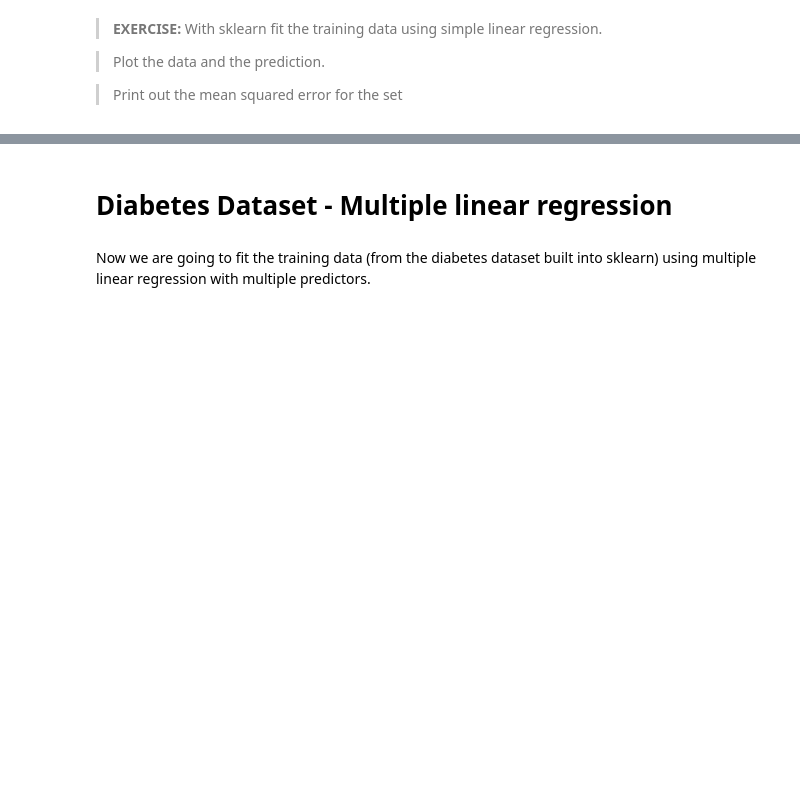
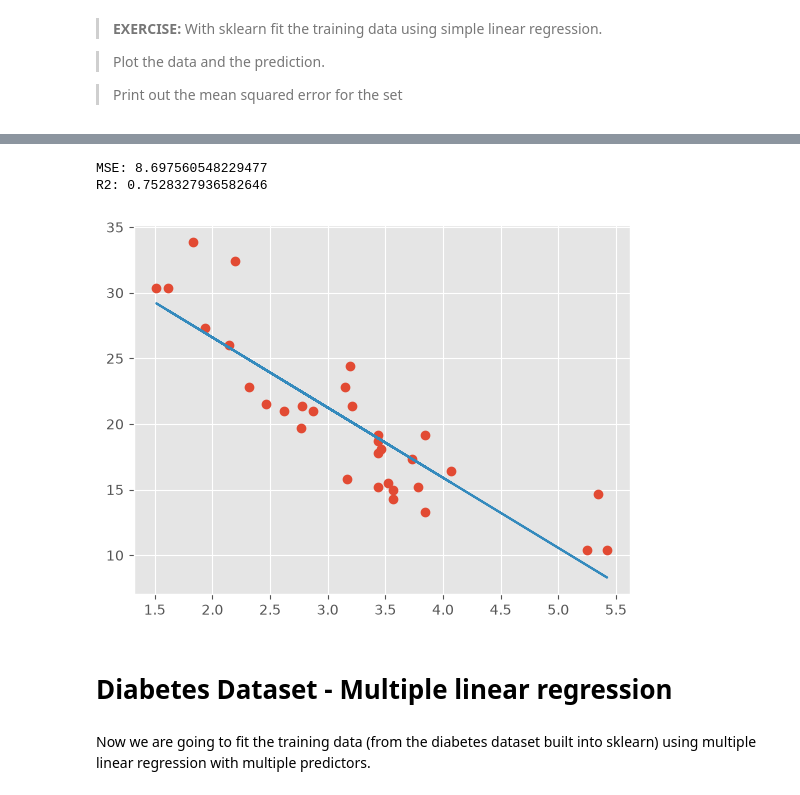
Before and after one commit to irenecelebrin/machine-learning, a Jupyter notebook: course material /class_1/LinearRegression.ipynb, the cells around one changed output, grey strips where cells are left out. Saved outputs shown, nothing was run; the diff lists cells and outputs as text; code cells hidden in the pictures; blank space fills up the shorter version.

```diff
--- a/course material /class_1/LinearRegression.ipynb
+++ b/course material /class_1/LinearRegression.ipynb
@@ -238,0 +291,5 @@ We need to choose the variables that we think will be good predictors for the de
+# %%
+A = a.values.reshape(-1,1)
+print(A.shape)
+print(A.ndim)
+print(A)
@@ -239,11 +314,4 @@ We need to choose the variables that we think will be good predictors for the de
 # %%
 #your code here
 # create linear regression object with sklearn
-
-
-#your code here
-# train the model and make predictions
-
-
-#your code here
-#print out coefficients
+model = LinearRegression()
@@ -252,0 +318,4 @@ We need to choose the variables that we think will be good predictors for the de
+# %%
+#your code here
+# train the model and make predictions
+model.fit(A,b)
@@ -252,0 +339,3 @@ We need to choose the variables that we think will be good predictors for the de
+# %%
+pred = model.predict(A)
+pred
@@ -253,3 +350,15 @@ We need to choose the variables that we think will be good predictors for the de
+# %%
+print("MSE:", mse(b,pred))
+print("R2:",r2(b,pred))
+# %% [output]
+MSE: 8.697560548229477
+R2: 0.7528327936582646
+# %%
+plt.plot(A,b,'o')
+plt.plot(A,pred)
+plt.show()
+# %% [output]
+[figure, added]
 # %% [markdown]
 # Diabetes Dataset - Multiple linear regression
 # %% [markdown]
```
Also changed, not shown: parts of 21 cells of this notebook.
